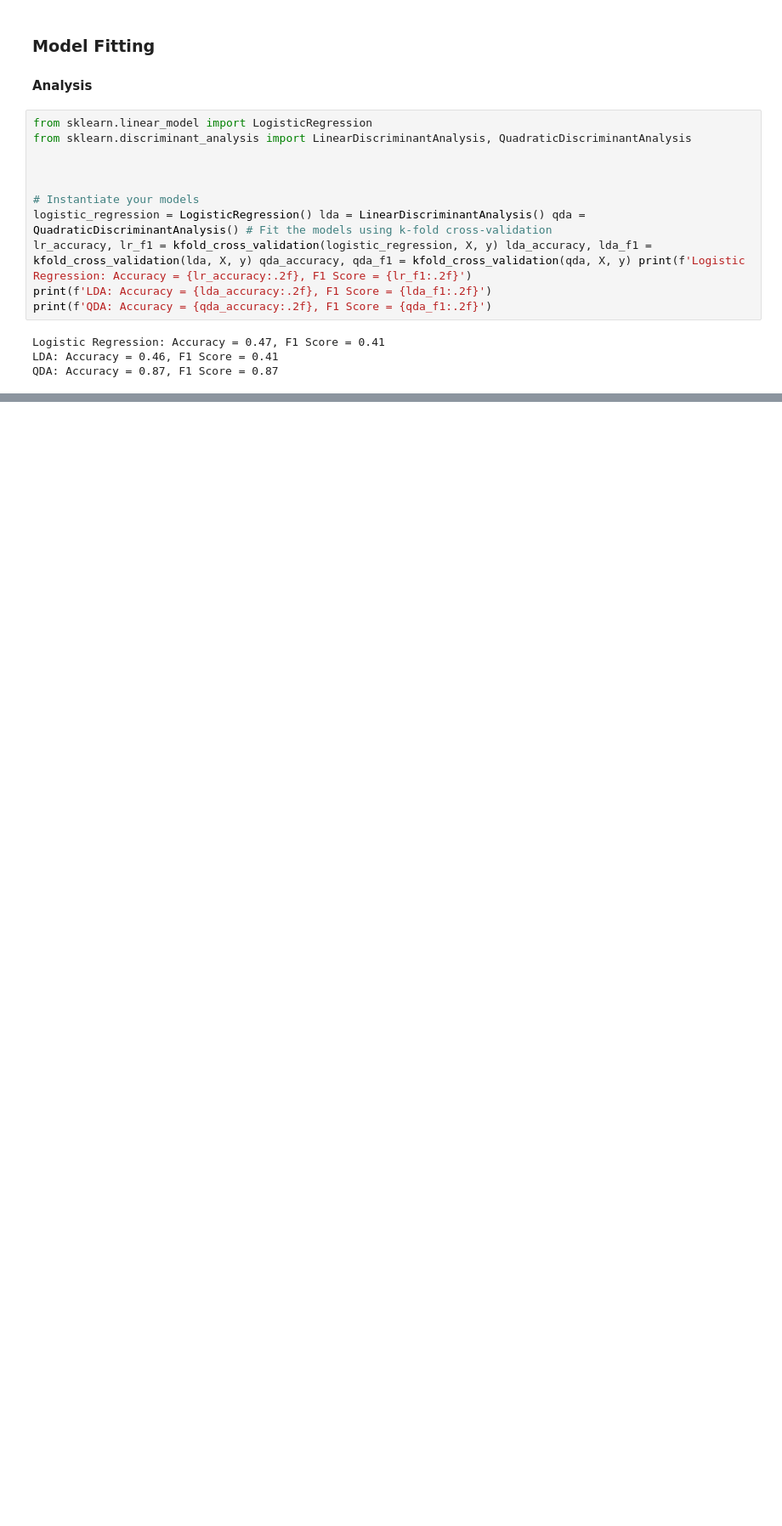
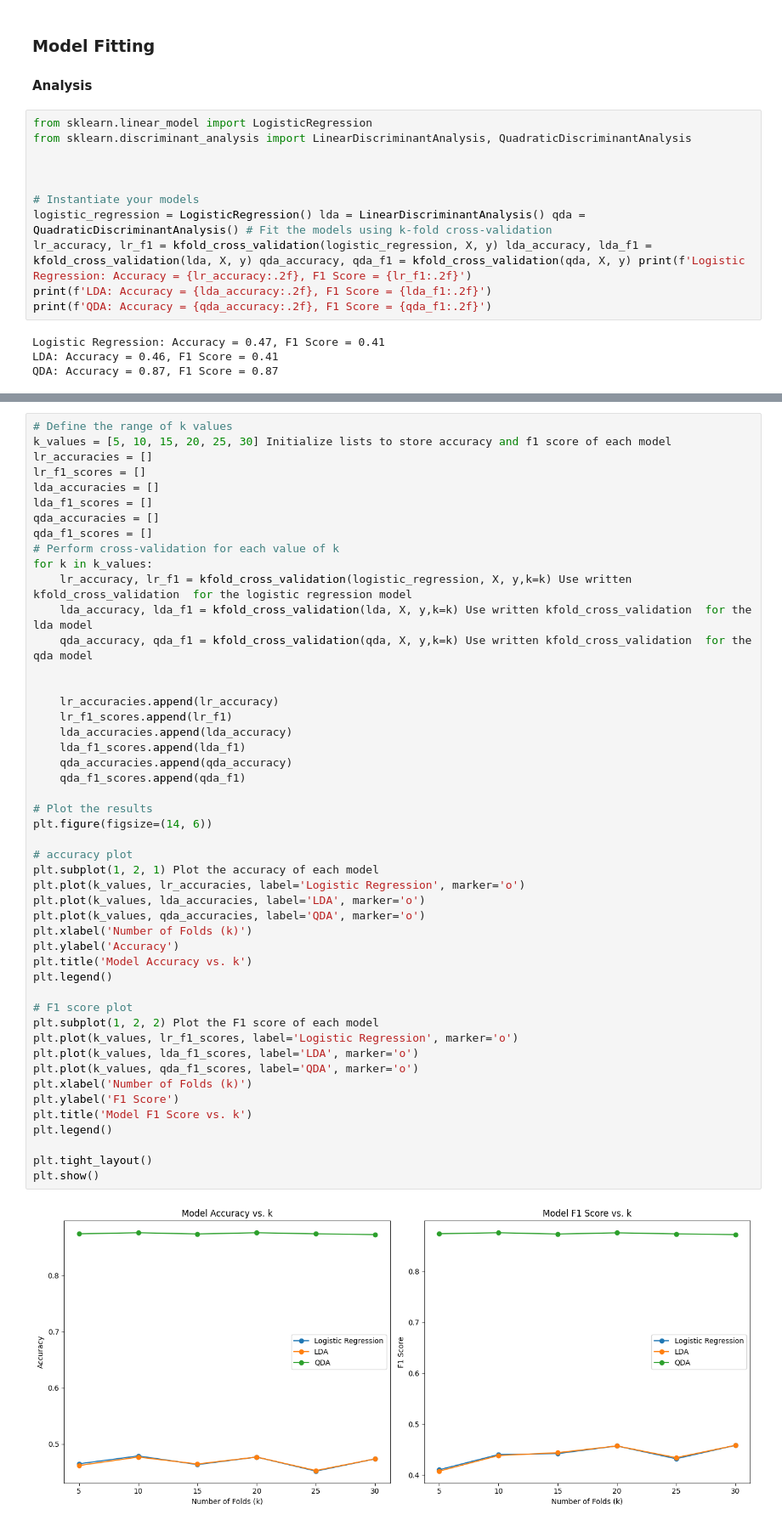
Before and after one commit to Raminyazdani/ml-model-selection-notebook, a Jupyter notebook: ml_model_selection_analysis.ipynb, the cells around one changed output, grey strips where cells are left out. Shown: that part at 85% size. Cells and saved outputs as stored; diff of their text form; blank space fills up the shorter version.

```diff
--- a/ml_model_selection_analysis.ipynb
+++ b/ml_model_selection_analysis.ipynb
@@ -133,0 +136,50 @@ QDA: Accuracy = 0.87, F1 Score = 0.87
+# %%
+# Define the range of k values
+k_values = [5, 10, 15, 20, 25, 30] Initialize lists to store accuracy and f1 score of each model
+lr_accuracies = []
+lr_f1_scores = []
+lda_accuracies = []
+lda_f1_scores = []
+qda_accuracies = []
+qda_f1_scores = []
+# Perform cross-validation for each value of k
+for k in k_values:
+    lr_accuracy, lr_f1 = kfold_cross_validation(logistic_regression, X, y,k=k) Use written kfold_cross_validation  for the logistic regression model
+    lda_accuracy, lda_f1 = kfold_cross_validation(lda, X, y,k=k) Use written kfold_cross_validation  for the lda model
+    qda_accuracy, qda_f1 = kfold_cross_validation(qda, X, y,k=k) Use written kfold_cross_validation  for the qda model
+
+
+    lr_accuracies.append(lr_accuracy)
+    lr_f1_scores.append(lr_f1)
+    lda_accuracies.append(lda_accuracy)
+    lda_f1_scores.append(lda_f1)
+    qda_accuracies.append(qda_accuracy)
+    qda_f1_scores.append(qda_f1)
+
+# Plot the results
+plt.figure(figsize=(14, 6))
+
+# accuracy plot
+plt.subplot(1, 2, 1) Plot the accuracy of each model
+plt.plot(k_values, lr_accuracies, label='Logistic Regression', marker='o')
+plt.plot(k_values, lda_accuracies, label='LDA', marker='o')
+plt.plot(k_values, qda_accuracies, label='QDA', marker='o')
+plt.xlabel('Number of Folds (k)')
+plt.ylabel('Accuracy')
+plt.title('Model Accuracy vs. k')
+plt.legend()
+
+# F1 score plot
+plt.subplot(1, 2, 2) Plot the F1 score of each model
+plt.plot(k_values, lr_f1_scores, label='Logistic Regression', marker='o')
+plt.plot(k_values, lda_f1_scores, label='LDA', marker='o')
+plt.plot(k_values, qda_f1_scores, label='QDA', marker='o')
+plt.xlabel('Number of Folds (k)')
+plt.ylabel('F1 Score')
+plt.title('Model F1 Score vs. k')
+plt.legend()
+
+plt.tight_layout()
+plt.show()
+# %% [output]
+[figure, added]
```
Also changed, not shown: parts of 2 cells of this notebook, 1 other file.
